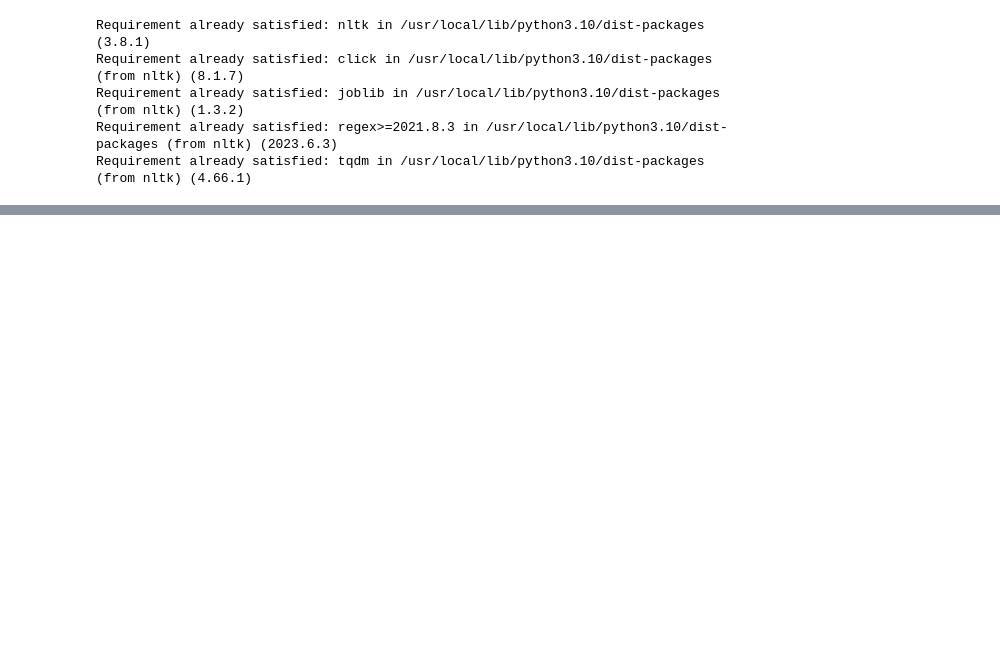
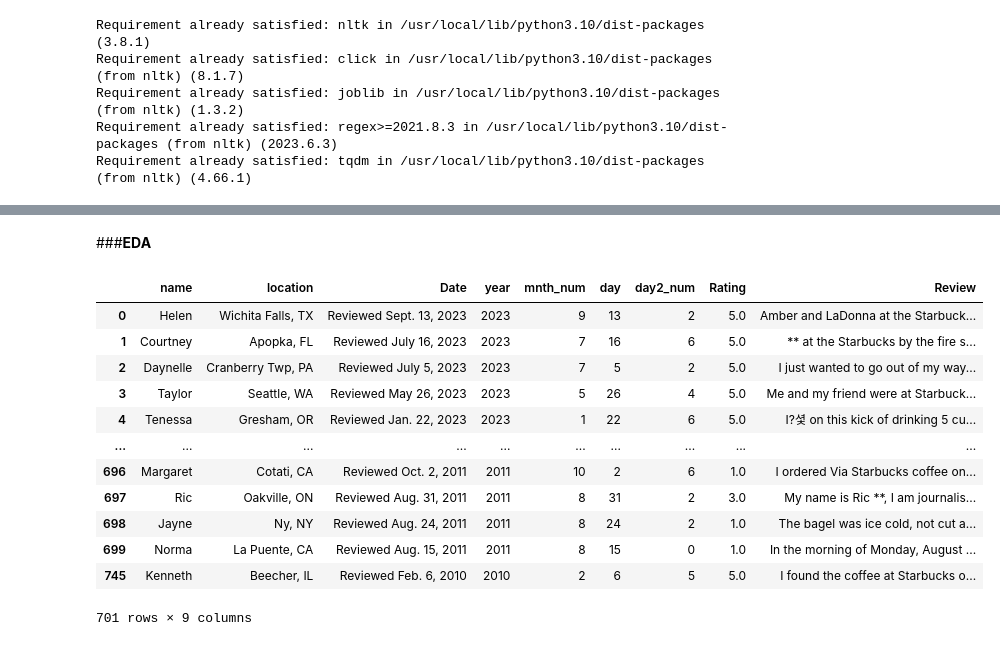
Before and after one commit to rich-hyun/Kuggle_9th_team_SAMTARBUCKS, a Jupyter notebook: 분류_프로젝트.ipynb, the cells around one changed output, grey strips where cells are left out. Saved outputs shown, nothing was run; the diff lists cells and outputs as text; code cells hidden in the pictures; blank space fills up the shorter version.

```diff
--- a/분류_프로젝트.ipynb
+++ b/분류_프로젝트.ipynb
@@ -10,0 +136,18 @@ Requirement already satisfied: tqdm in /usr/local/lib/python3.10/dist-packages (
+# %% [markdown]
+###**EDA**
+# %%
+df
+# %% [output]
+|  | name | location | Date | year | mnth_num | day | day2_num | Rating | Review |
+| 0 | Helen | Wichita Falls, TX | Reviewed Sept. 13, 2023 | 2023 | 9 | 13 | 2 | 5.0 | Amber and LaDonna at the Starbuck... |
+| 1 | Courtney | Apopka, FL | Reviewed July 16, 2023 | 2023 | 7 | 16 | 6 | 5.0 | ** at the Starbucks by the fire s... |
+| 2 | Daynelle | Cranberry Twp, PA | Reviewed July 5, 2023 | 2023 | 7 | 5 | 2 | 5.0 | I just wanted to go out of my way... |
+| 3 | Taylor | Seattle, WA | Reviewed May 26, 2023 | 2023 | 5 | 26 | 4 | 5.0 | Me and my friend were at Starbuck... |
+| 4 | Tenessa | Gresham, OR | Reviewed Jan. 22, 2023 | 2023 | 1 | 22 | 6 | 5.0 | I?셫 on this kick of drinking 5 cu... |
+| ... | ... | ... | ... | ... | ... | ... | ... | ... | ... |
+| 696 | Margaret | Cotati, CA | Reviewed Oct. 2, 2011 | 2011 | 10 | 2 | 6 | 1.0 | I ordered Via Starbucks coffee on... |
+| 697 | Ric | Oakville, ON | Reviewed Aug. 31, 2011 | 2011 | 8 | 31 | 2 | 3.0 | My name is Ric **, I am journalis... |
+| 698 | Jayne | Ny, NY | Reviewed Aug. 24, 2011 | 2011 | 8 | 24 | 2 | 1.0 | The bagel was ice cold, not cut a... |
+| 699 | Norma | La Puente, CA | Reviewed Aug. 15, 2011 | 2011 | 8 | 15 | 0 | 1.0 | In the morning of Monday, August ... |
+| 745 | Kenneth | Beecher, IL | Reviewed Feb. 6, 2010 | 2010 | 2 | 6 | 5 | 5.0 | I found the coffee at Starbucks o... |
+701 rows × 9 columns
```
Also changed, not shown: parts of 11 cells of this notebook.
